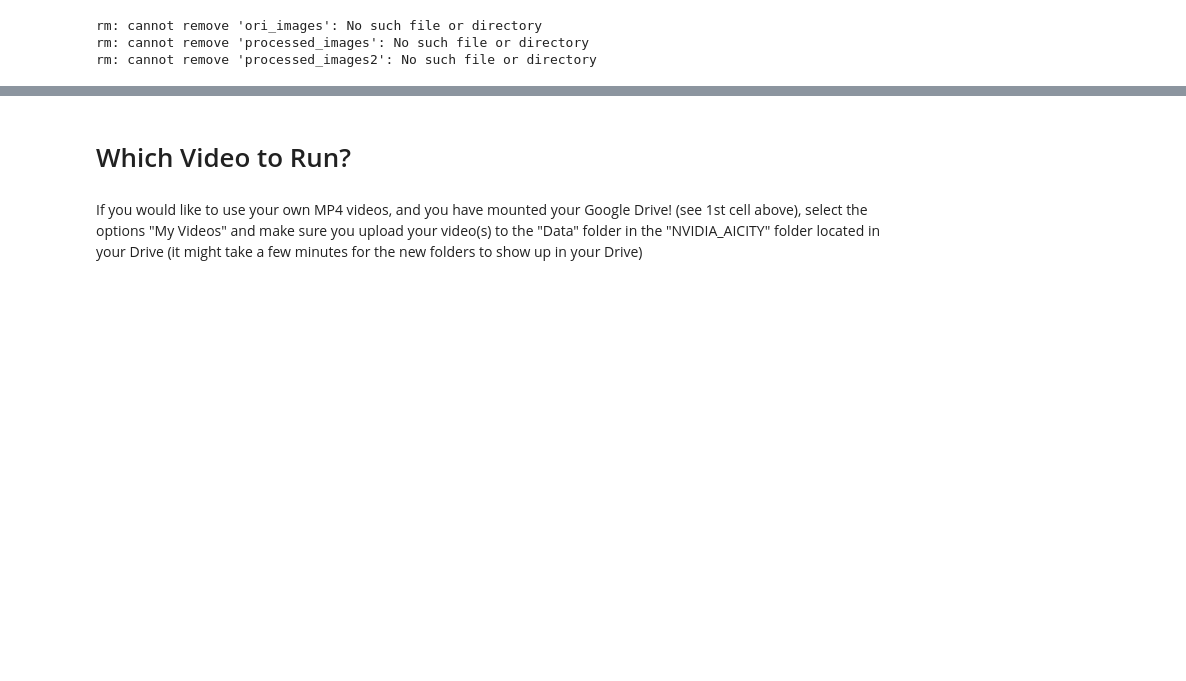
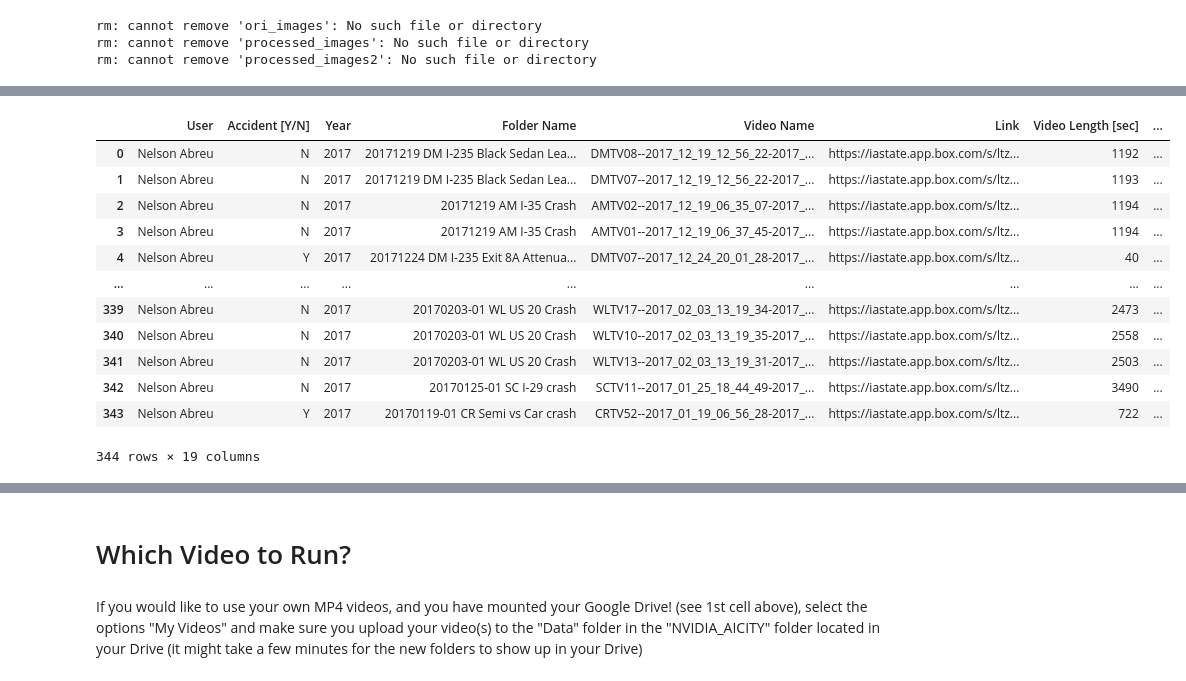
Before and after one commit to Mandroide/Traffic_Accident_Detection, a Jupyter notebook: Anomaly_Detection_Models/Fast_Unsupervised_Anomaly_Detection_Traffic_Videos_Implementation.ipynb, the cells around one changed output, grey strips where cells are left out. Cells and saved outputs as stored; diff of their text form; code cells hidden in the pictures; blank space fills up the shorter version.

```diff
--- a/Anomaly_Detection_Models/Fast_Unsupervised_Anomaly_Detection_Traffic_Videos_Implementation.ipynb
+++ b/Anomaly_Detection_Models/Fast_Unsupervised_Anomaly_Detection_Traffic_Videos_Implementation.ipynb
@@ -22,21 +20,2 @@ To do this, you need to provide the path of your Google Drive for the folder of
 
 To run with your own set of videos you would need to upload your videos to the directory in your Drive as explained below
-# %%
-import os
-import shutil
-from IPython.display import clear_output
-Use_Google_Drive= False #@param {type:"boolean"}
-
-if Use_Google_Drive:
-
-    from google.colab import drive
-
-    drive.mount('/content/gdrive',force_remount=True)
-
-    Working_Directory = 'My Drive' #@param {type:"string"}
-    wd="/content/gdrive/"+Working_Directory
-    os.chdir(wd)
-
-
-    dirpath = os.getcwd()
-    print("current directory is : " + dirpath)
@@ -96,0 +151,20 @@ rm: cannot remove 'processed_images2': No such file or directory
+# %%
+#@title Worksheet 2017
+worksheet = spreadsheet.worksheet("2017")
+# get_all_values gives a list of rows.
+#rows = worksheet.get_all_values()
+df[2017] = pd.DataFrame(worksheet.get_all_records())
+# %% [output]
+|  | User | Accident [Y/N] | Year | Folder Name | Video Name | Link | Video Length [sec] | ... |
+| 0 | Nelson Abreu | N | 2017 | 20171219 DM I-235 Black Sedan Lea... | DMTV08--2017_12_19_12_56_22-2017_... | https://iastate.app.box.com/s/ltz... | 1192 | ... |
+| 1 | Nelson Abreu | N | 2017 | 20171219 DM I-235 Black Sedan Lea... | DMTV07--2017_12_19_12_56_22-2017_... | https://iastate.app.box.com/s/ltz... | 1193 | ... |
+| 2 | Nelson Abreu | N | 2017 | 20171219 AM I-35 Crash | AMTV02--2017_12_19_06_35_07-2017_... | https://iastate.app.box.com/s/ltz... | 1194 | ... |
+| 3 | Nelson Abreu | N | 2017 | 20171219 AM I-35 Crash | AMTV01--2017_12_19_06_37_45-2017_... | https://iastate.app.box.com/s/ltz... | 1194 | ... |
+| 4 | Nelson Abreu | Y | 2017 | 20171224 DM I-235 Exit 8A Attenua... | DMTV07--2017_12_24_20_01_28-2017_... | https://iastate.app.box.com/s/ltz... | 40 | ... |
+| ... | ... | ... | ... | ... | ... | ... | ... | ... |
+| 339 | Nelson Abreu | N | 2017 | 20170203-01 WL US 20 Crash | WLTV17--2017_02_03_13_19_34-2017_... | https://iastate.app.box.com/s/ltz... | 2473 | ... |
+| 340 | Nelson Abreu | N | 2017 | 20170203-01 WL US 20 Crash | WLTV10--2017_02_03_13_19_35-2017_... | https://iastate.app.box.com/s/ltz... | 2558 | ... |
+| 341 | Nelson Abreu | N | 2017 | 20170203-01 WL US 20 Crash | WLTV13--2017_02_03_13_19_31-2017_... | https://iastate.app.box.com/s/ltz... | 2503 | ... |
+| 342 | Nelson Abreu | N | 2017 | 20170125-01 SC I-29 crash | SCTV11--2017_01_25_18_44_49-2017_... | https://iastate.app.box.com/s/ltz... | 3490 | ... |
+| 343 | Nelson Abreu | Y | 2017 | 20170119-01 CR Semi vs Car crash | CRTV52--2017_01_19_06_56_28-2017_... | https://iastate.app.box.com/s/ltz... | 722 | ... |
+344 rows × 19 columns
```
Also changed, not shown: parts of 36 cells of this notebook.
